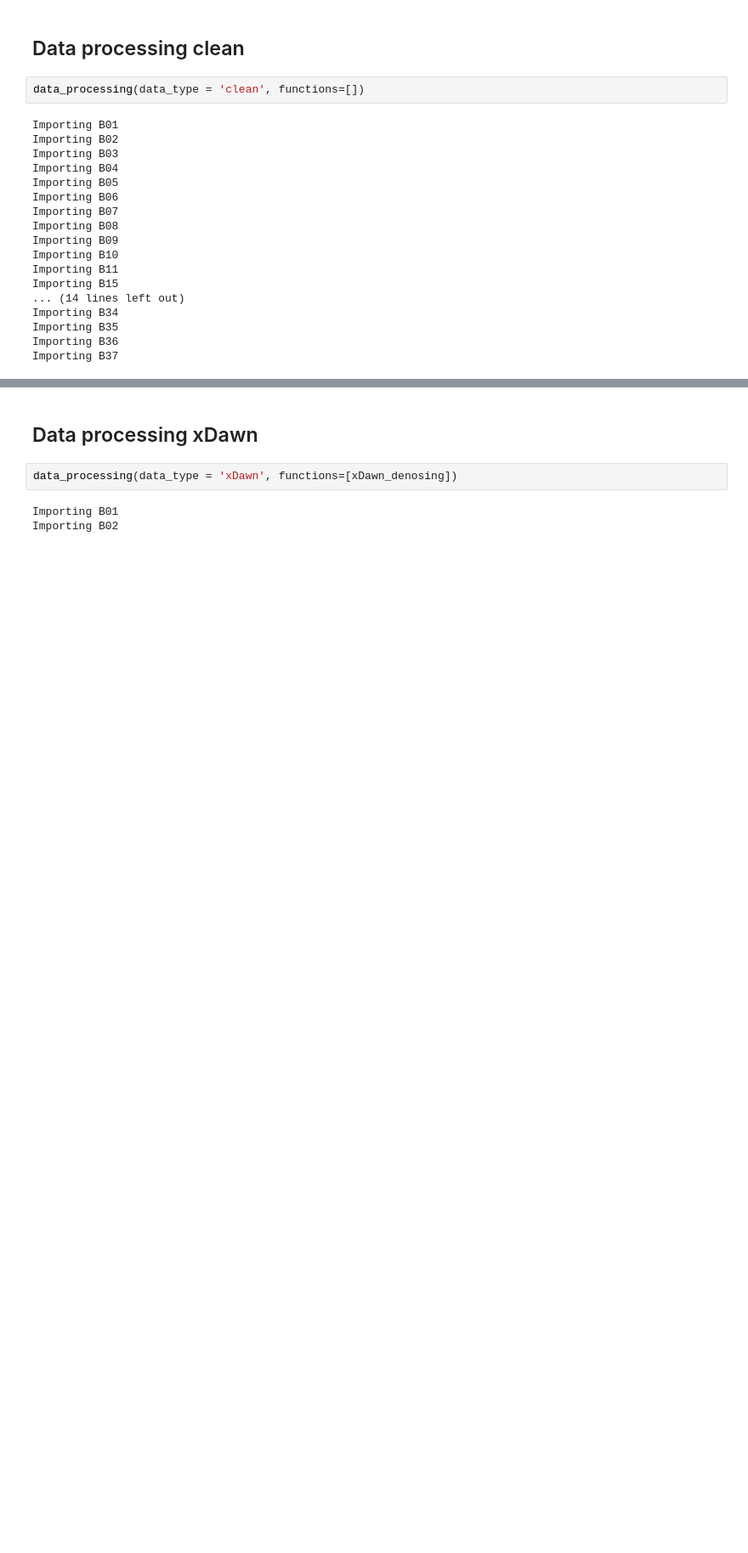
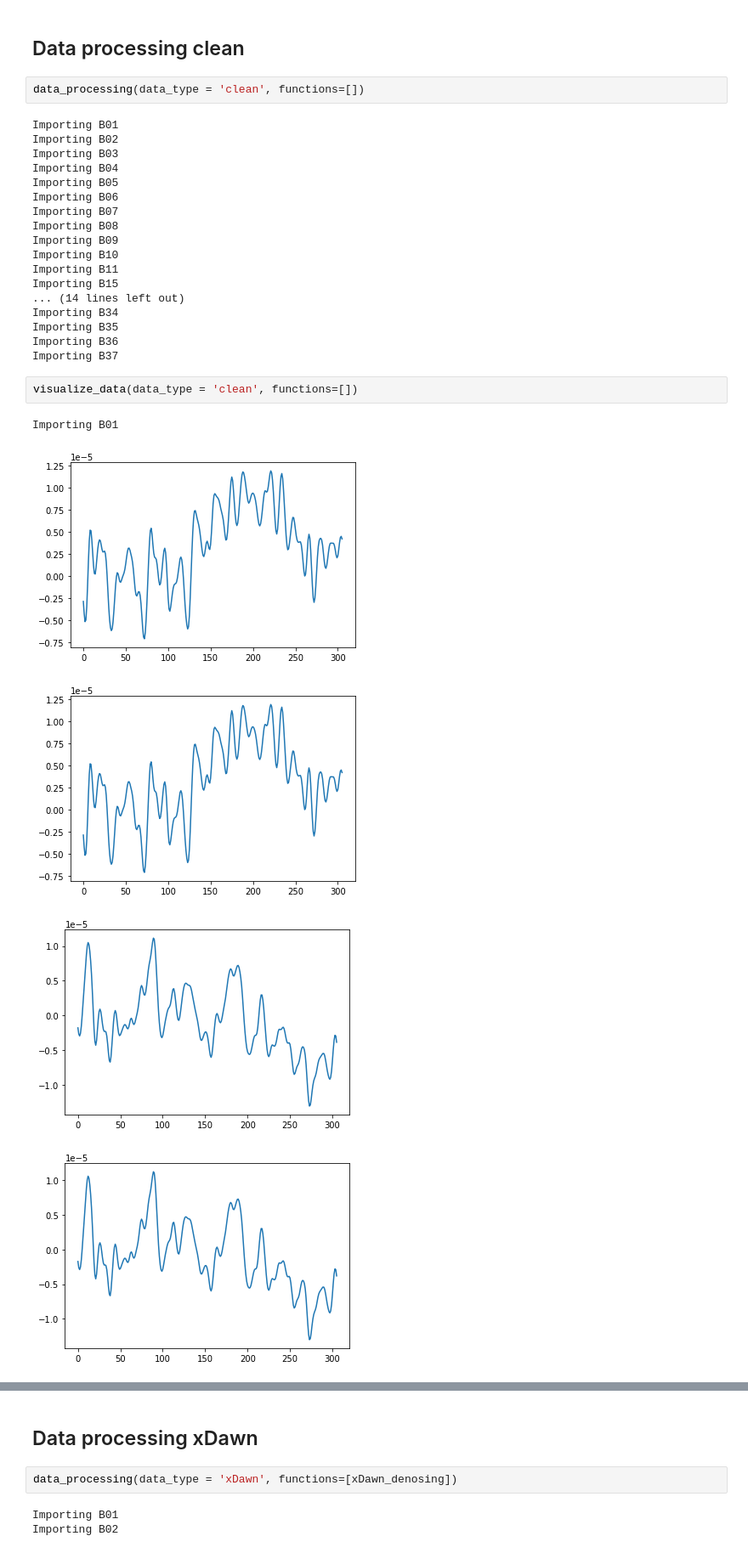
Before and after one commit to MateuszKukiela/eeg_signals_classification, a Jupyter notebook: data_preprocessing.ipynb, the cells around one changed output, grey strips where cells are left out. Shown at 85% size. Cells and saved outputs as stored; diff of their text form; blank space fills up the shorter version.

```diff
--- a/data_preprocessing.ipynb
+++ b/data_preprocessing.ipynb
@@ -155,3 +308,11 @@ Importing B34
 Importing B35
 Importing B36
 Importing B37
+# %%
+visualize_data(data_type = 'clean', functions=[])
+# %% [output]
+Importing B01
+[figure, added]
+[figure, added]
+[figure, added]
+[figure, added]
```
Also changed, not shown: parts of 12 cells of this notebook, 2 other files.
